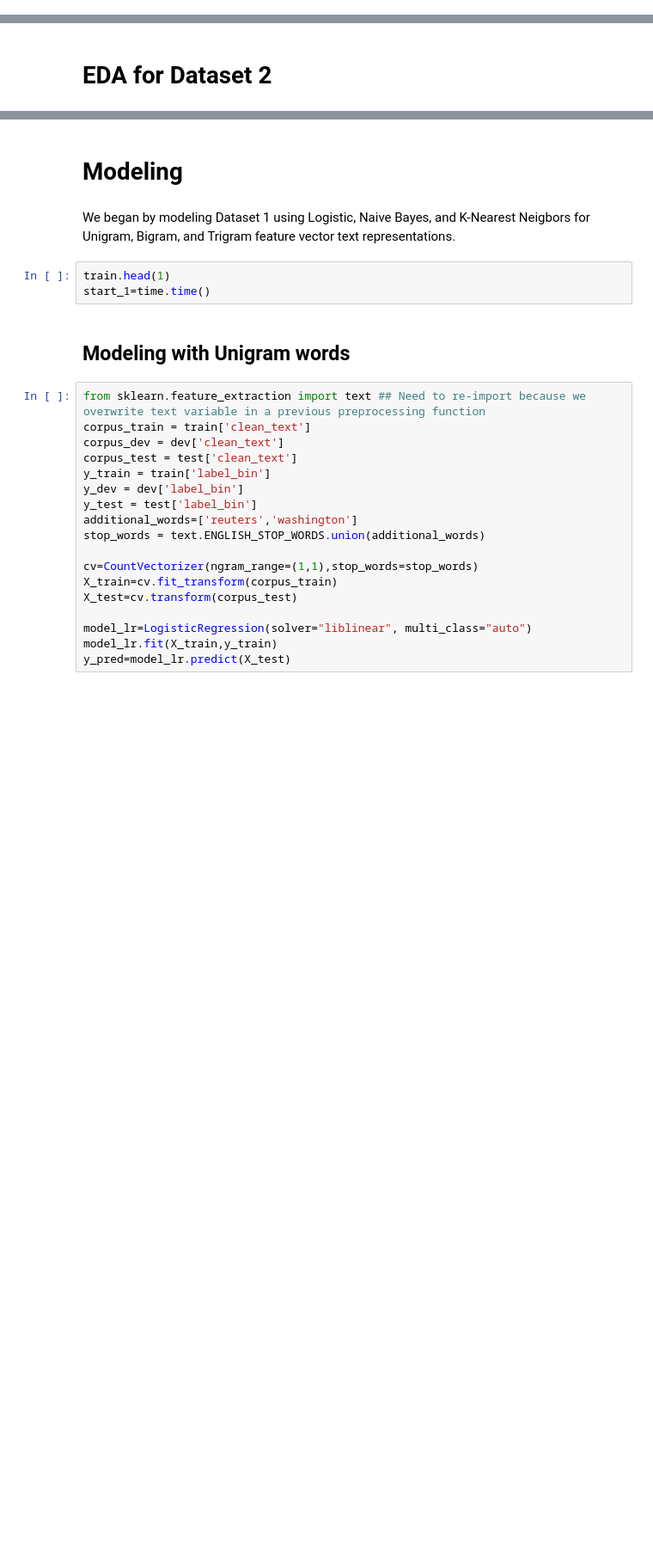
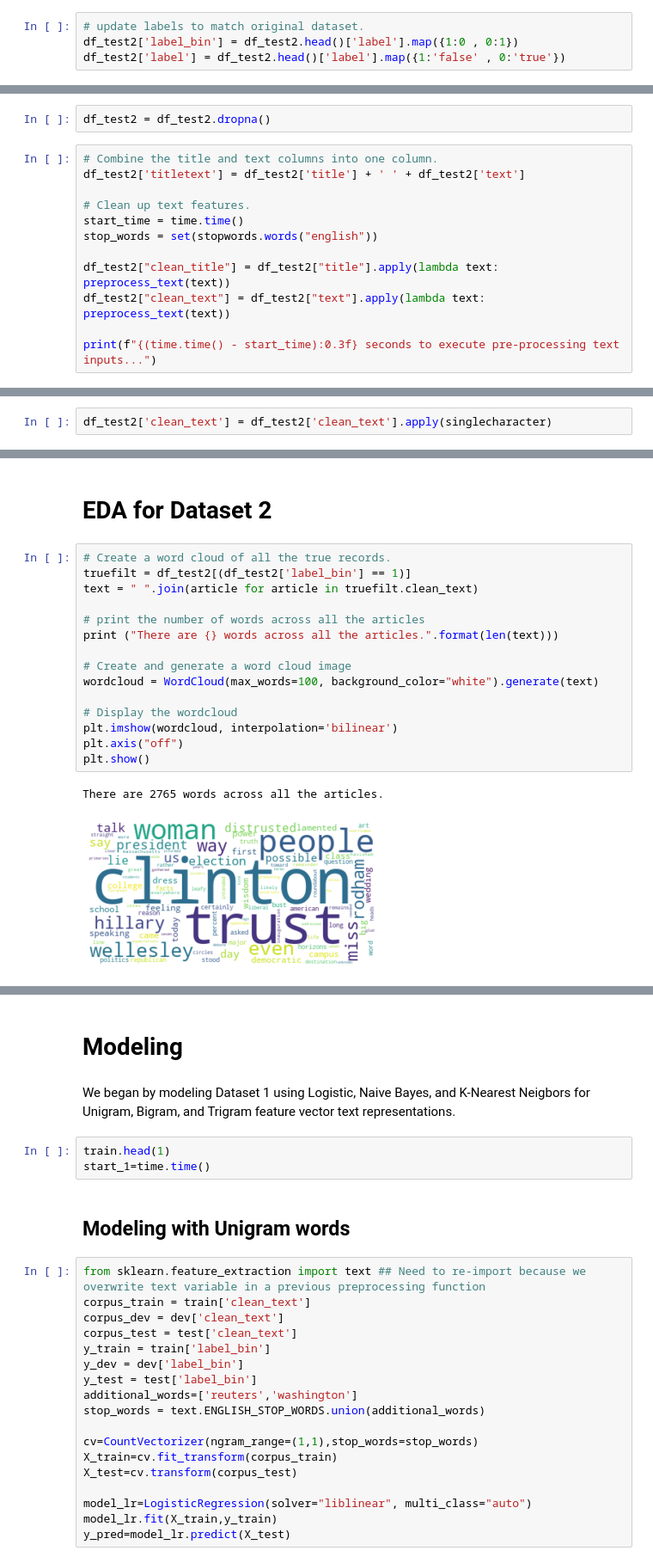
Before and after one commit to akikoiwamizu/w207-project, a Jupyter notebook: final_submission.ipynb, the cells around one changed output, grey strips where cells are left out. Shown: that part at 86% size. Cells and saved outputs as stored; diff of their text form; blank space fills up the shorter version.

Commit message:
added dataset preprocessing and evaluation

```diff
--- a/final_submission.ipynb
+++ b/final_submission.ipynb
@@ -517,3 +518,7 @@ train.head()
 | 2 | 2 | Why the Truth Might Get You Fired | Consortiumnews.com | Why the Truth Might Get You Fired... | 1 |
 | 3 | 3 | 15 Civilians Killed In Single US ... | Jessica Purkiss | Videos 15 Civilians Killed In Sin... | 1 |
 | 4 | 4 | Iranian woman jailed for fictiona... | Howard Portnoy | Print \nAn Iranian woman has been... | 1 |
+# %%
+# update labels to match original dataset.
+df_test2['label_bin'] = df_test2.head()['label'].map({1:0 , 0:1})
+df_test2['label'] = df_test2.head()['label'].map({1:'false' , 0:'true'})
@@ -519,0 +552,14 @@ train.head()
+# %%
+df_test2 = df_test2.dropna()
+# %%
+# Combine the title and text columns into one column.
+df_test2['titletext'] = df_test2['title'] + ' ' + df_test2['text']
+
+# Clean up text features.
+start_time = time.time()
+stop_words = set(stopwords.words("english"))
+
+df_test2["clean_title"] = df_test2["title"].apply(lambda text: preprocess_text(text))
+df_test2["clean_text"] = df_test2["text"].apply(lambda text: preprocess_text(text))
+
+print(f"{(time.time() - start_time):0.3f} seconds to execute pre-processing text inputs...")
@@ -519,0 +568,2 @@ train.head()
+# %%
+df_test2['clean_text'] = df_test2['clean_text'].apply(singlecharacter)
@@ -520,2 +576,20 @@ train.head()
 # %% [markdown]
 # EDA for Dataset 2
+# %%
+# Create a word cloud of all the true records.
+truefilt = df_test2[(df_test2['label_bin'] == 1)]
+text = " ".join(article for article in truefilt.clean_text)
+
+# print the number of words across all the articles
+print ("There are {} words across all the articles.".format(len(text)))
+
+# Create and generate a word cloud image
+wordcloud = WordCloud(max_words=100, background_color="white").generate(text)
+
+# Display the wordcloud
+plt.imshow(wordcloud, interpolation='bilinear')
+plt.axis("off")
+plt.show()
+# %% [output]
+There are 2765 words across all the articles.
+[figure, added]
```
Also changed, not shown: parts of 28 cells of this notebook.
